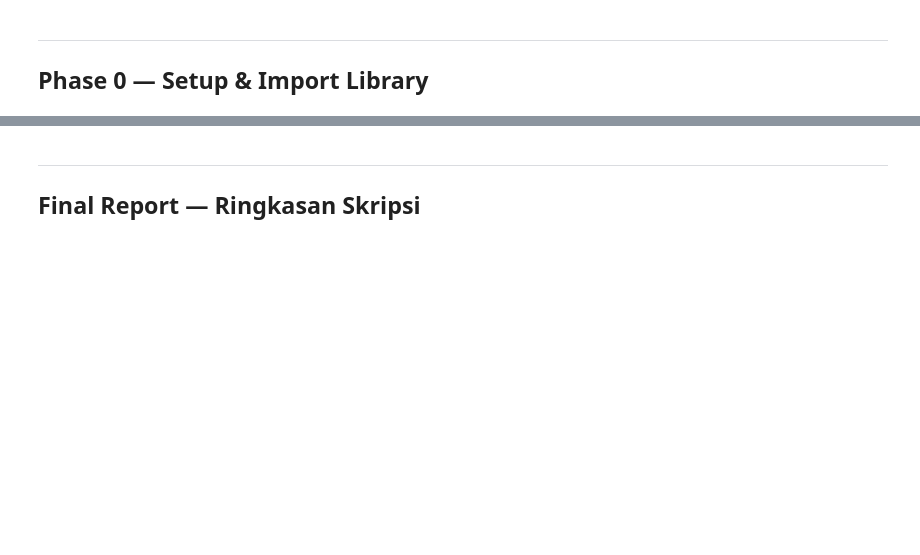
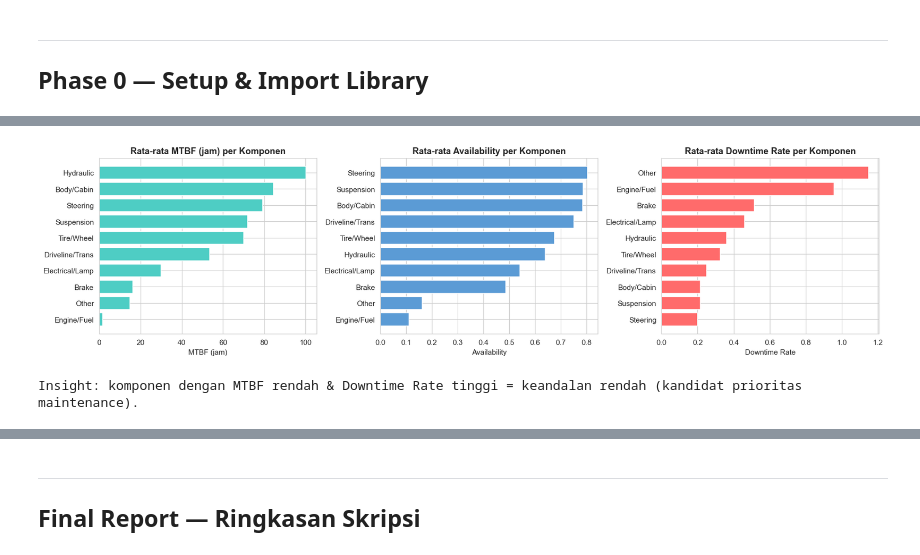
Before and after one commit to AdinarTri/pred_maintenance, a Jupyter notebook: notebook/predictive_maintenance.ipynb, the cells around one changed output, grey strips where cells are left out. Cells and saved outputs as stored; diff of their text form; code cells hidden in the pictures; blank space fills up the shorter version.

```diff
--- a/notebook/predictive_maintenance.ipynb
+++ b/notebook/predictive_maintenance.ipynb
@@ -648,7 +34,0 @@ Tabel perbandingan disimpan: outputs/model_comparison.csv
-# %%
-# --- Simpan model & scaler ---
-joblib.dump(logreg, os.path.join(DIR_MODELS,'logistic_regression.pkl'))
-joblib.dump(rf,     os.path.join(DIR_MODELS,'random_forest.pkl'))
-joblib.dump(scaler, os.path.join(DIR_MODELS,'scaler.pkl'))
-print('Model tersimpan di folder models/:')
-for f in os.listdir(DIR_MODELS): print('  -', f)
@@ -659,0 +187,20 @@ Model tersimpan di folder models/:
+# %%
+DAYS = {1:31,2:28,3:31,4:30,5:31,6:30,7:31,8:31}  # 2025
+
+panel = (df.groupby(['component','midx'])
+           .agg(N_fail=('DT_Hours','size'),
+                DT_total=('DT_Hours','sum'),
+                DT_Cost_total=('DT_Cost','sum'))
+           .reset_index())
+panel['Scheduled']     = panel['midx'].map(DAYS) * 24.0
+panel['Operating']     = (panel['Scheduled'] - panel['DT_total']).clip(lower=1.0)
+panel['MTBF']          = panel['Operating'] / panel['N_fail']
+panel['Availability']  = panel['Operating'] / panel['Scheduled']
+panel['Downtime_Rate'] = panel['DT_total'] / panel['Scheduled']
+panel['dt_cost_log']   = np.log1p(panel['DT_Cost_total'])
+
+panel.to_csv(os.path.join(DIR_OUTPUTS,'kpi_panel.csv'), index=False)
+print(f'Panel equipment-bulanan: {panel.shape[0]} baris '
+      f'({panel.component.nunique()} komponen x {panel.midx.nunique()} bulan)\n')
+print('Statistik KPI:')
+panel[['MTBF','Availability','Downtime_Rate','N_fail']].describe().round(3)
@@ -659,0 +220,16 @@ Model tersimpan di folder models/:
+# %%
+# Visualisasi KPI per komponen
+fig, ax = plt.subplots(1, 3, figsize=(16, 4.2))
+for a,(col,ttl,c) in zip(ax, [('MTBF','MTBF (jam)','#4ECDC4'),
+                               ('Availability','Availability','#5B9BD5'),
+                               ('Downtime_Rate','Downtime Rate','#FF6B6B')]):
+    m = panel.groupby('component')[col].mean().sort_values()
+    a.barh(m.index, m.values, color=c, edgecolor='white')
+    a.set_title(f'Rata-rata {ttl} per Komponen', fontweight='bold'); a.set_xlabel(ttl)
+plt.tight_layout()
+plt.savefig(os.path.join(DIR_OUTPUTS,'kpi_distribution.png'), dpi=130, bbox_inches='tight')
+plt.show()
+print('Insight: komponen dengan MTBF rendah & Downtime Rate tinggi = keandalan rendah (kandidat prioritas maintenance).')
+# %% [output]
+[figure, added]
+Insight: komponen dengan MTBF rendah & Downtime Rate tinggi = keandalan rendah (kandidat prioritas maintenance).
```
Also changed, not shown: parts of 68 cells of this notebook, 13 other files.
